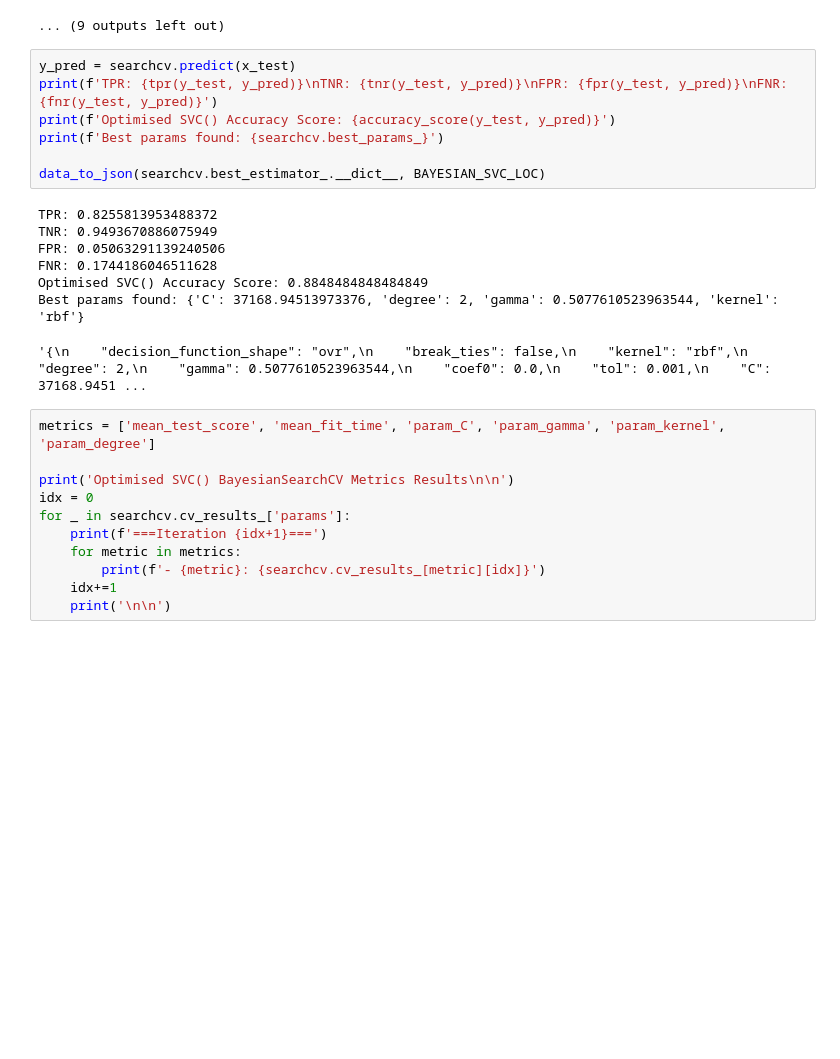
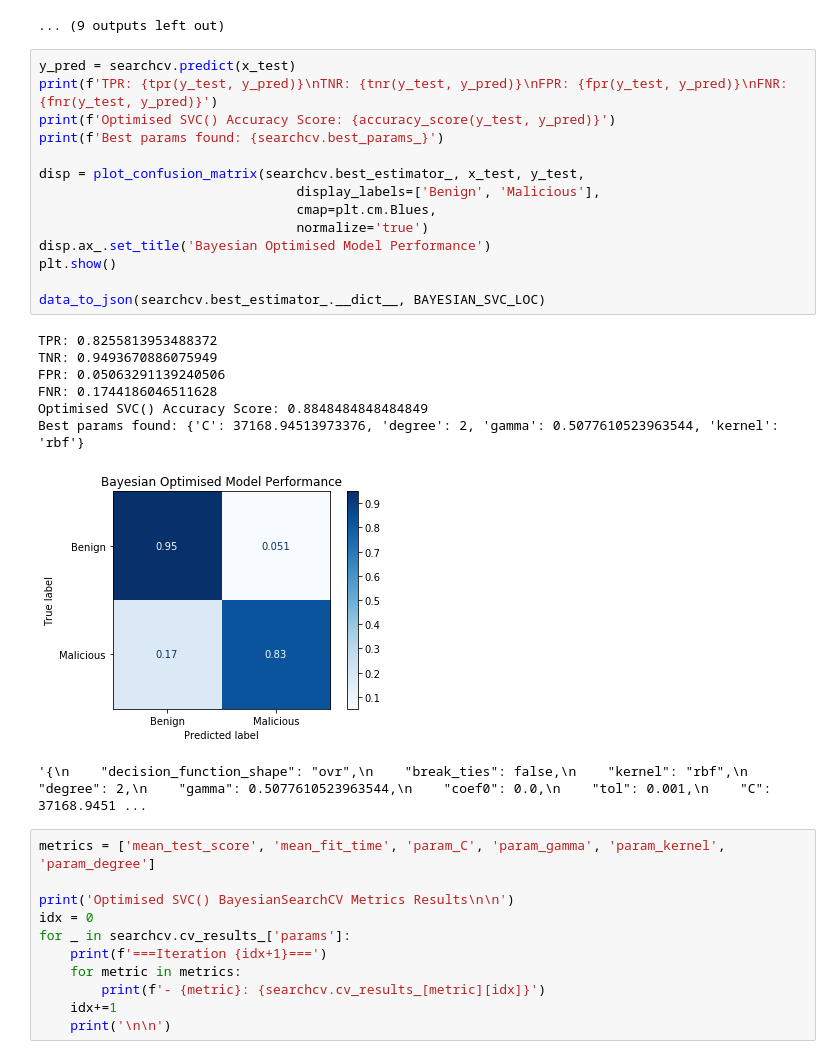
Before and after one commit to cmclearnon/QUB-CSC3032-FYP, a Jupyter notebook: src/ml/Domain - Host based Experimentation.ipynb, the cells around one changed output. Saved outputs shown, nothing was run; the diff lists cells and outputs as text; blank space fills up the shorter version.

```diff
--- a/src/ml/Domain - Host based Experimentation.ipynb
+++ b/src/ml/Domain - Host based Experimentation.ipynb
@@ -744,17 +744,25 @@ Fitting 10 folds for each of 1 candidates, totalling 10 fits
 # %%
 y_pred = searchcv.predict(x_test)
 print(f'TPR: {tpr(y_test, y_pred)}\nTNR: {tnr(y_test, y_pred)}\nFPR: {fpr(y_test, y_pred)}\nFNR: {fnr(y_test, y_pred)}')
 print(f'Optimised SVC() Accuracy Score: {accuracy_score(y_test, y_pred)}')
 print(f'Best params found: {searchcv.best_params_}')
 
+disp = plot_confusion_matrix(searchcv.best_estimator_, x_test, y_test,
+                                 display_labels=['Benign', 'Malicious'],
+                                 cmap=plt.cm.Blues,
+                                 normalize='true')
+disp.ax_.set_title('Bayesian Optimised Model Performance')
+plt.show()
+
 data_to_json(searchcv.best_estimator_.__dict__, BAYESIAN_SVC_LOC)
 # %% [output]
 TPR: 0.8255813953488372
 TNR: 0.9493670886075949
 FPR: 0.05063291139240506
 FNR: 0.1744186046511628
 Optimised SVC() Accuracy Score: 0.8848484848484849
 Best params found: {'C': 37168.94513973376, 'degree': 2, 'gamma': 0.5077610523963544, 'kernel': 'rbf'}
+[figure, added]
 '{\n    "decision_function_shape": "ovr",\n    "break_ties": false,\n    "kernel": "rbf",\n    "degree": 2,\n    "gamma": 0.5077610523963544,\n    "coef0": 0.0,\n    "tol": 0.001,\n    "C": 37168.9451 ...
 # %%
 metrics = ['mean_test_score', 'mean_fit_time', 'param_C', 'param_gamma', 'param_kernel', 'param_degree']
```
Also changed, not shown: parts of 2 cells of this notebook, 1 other file.
